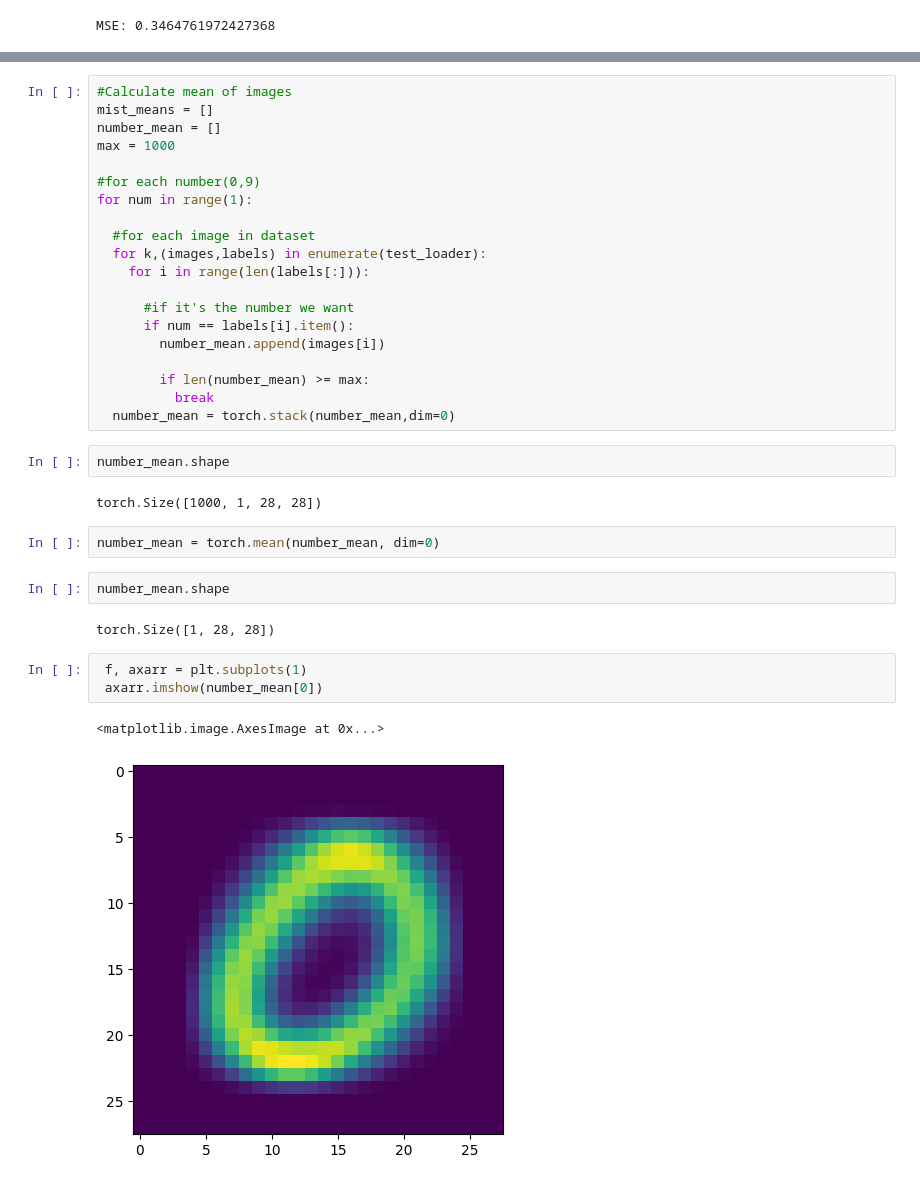
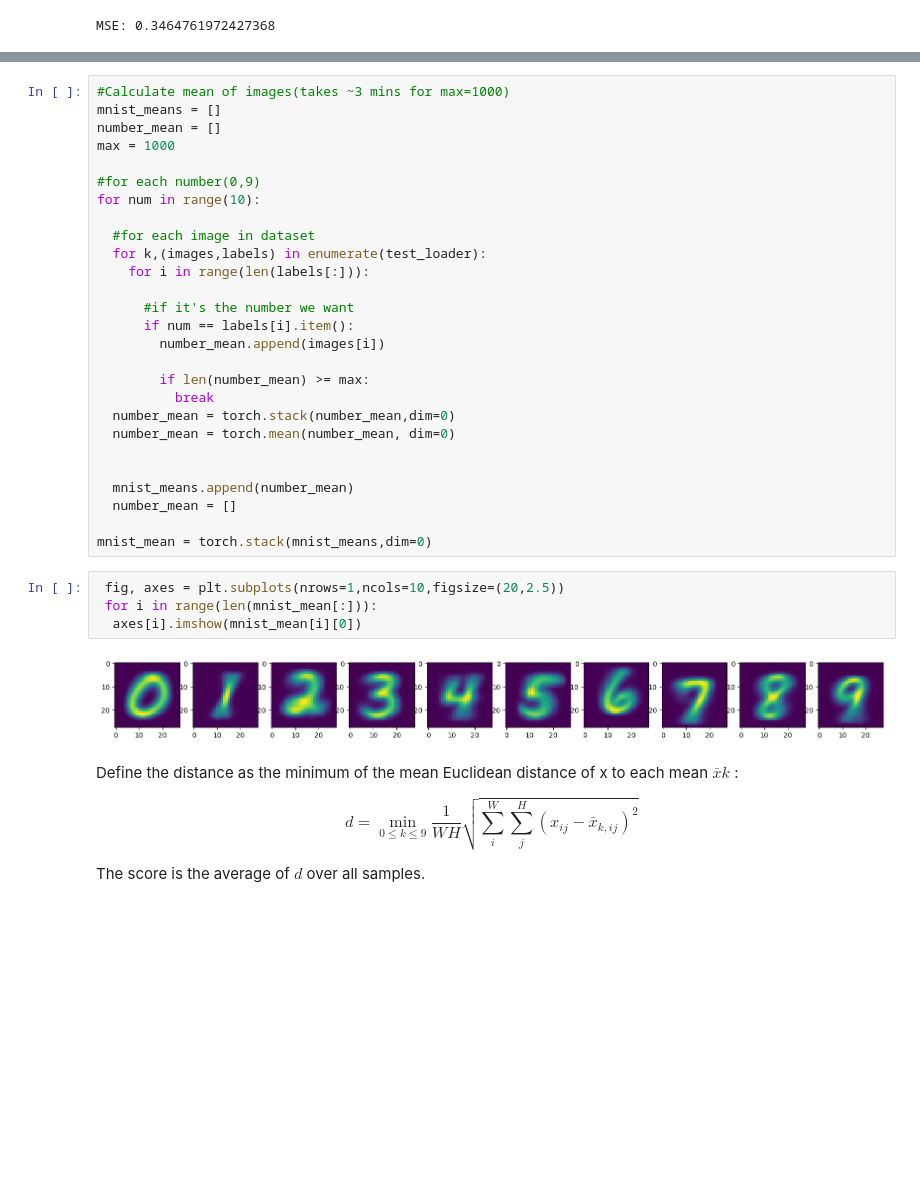
Before and after one commit to DimitrisMitroulis/NN-Projects, a Jupyter notebook: GANs/cond_gan_pytorch6.ipynb, the cells around one changed output, grey strips where cells are left out. Cells and saved outputs as stored; diff of their text form; blank space fills up the shorter version.

```diff
--- a/GANs/cond_gan_pytorch6.ipynb
+++ b/GANs/cond_gan_pytorch6.ipynb
@@ -562,11 +562,11 @@ axarr[1].imshow(ex2[0][0])
 # %%
-#Calculate mean of images
-mist_means = []
+#Calculate mean of images(takes ~3 mins for max=1000)
+mnist_means = []
 number_mean = []
 max = 1000
 
 #for each number(0,9)
-for num in range(1):
+for num in range(10):
 
   #for each image in dataset
   for k,(images,labels) in enumerate(test_loader):
@@ -579,19 +579,23 @@ for num in range(1):
         if len(number_mean) >= max:
           break
   number_mean = torch.stack(number_mean,dim=0)
+  number_mean = torch.mean(number_mean, dim=0)
+
+
+  mnist_means.append(number_mean)
+  number_mean = []
+
+mnist_mean = torch.stack(mnist_means,dim=0)
-# %%
-number_mean.shape
-# %% [output]
-torch.Size([1000, 1, 28, 28])
-# %%
-number_mean = torch.mean(number_mean, dim=0)
-# %%
-number_mean.shape
-# %% [output]
-torch.Size([1, 28, 28])
 # %%
- f, axarr = plt.subplots(1)
- axarr.imshow(number_mean[0])
+ fig, axes = plt.subplots(nrows=1,ncols=10,figsize=(20,2.5))
+ for i in range(len(mnist_mean[:])):
+  axes[i].imshow(mnist_mean[i][0])
 # %% [output]
-<matplotlib.image.AxesImage at 0x...>
-[figure, old version]
+[figure, new version]
+# %% [markdown]
+Define the distance as the minimum of the mean Euclidean distance of x
+to each mean $\bar{x}k$ :
+
+ $$d=\min _{0 \leq k \leq 9} \frac{1}{W H} \sqrt{\sum_i^W \sum_j^H\left(x_{i j}-\bar{x}_{k, i j}\right)^2}$$
+
+The score is the average of $d$ over all samples.
```
Also changed, not shown: parts of 9 cells of this notebook.
